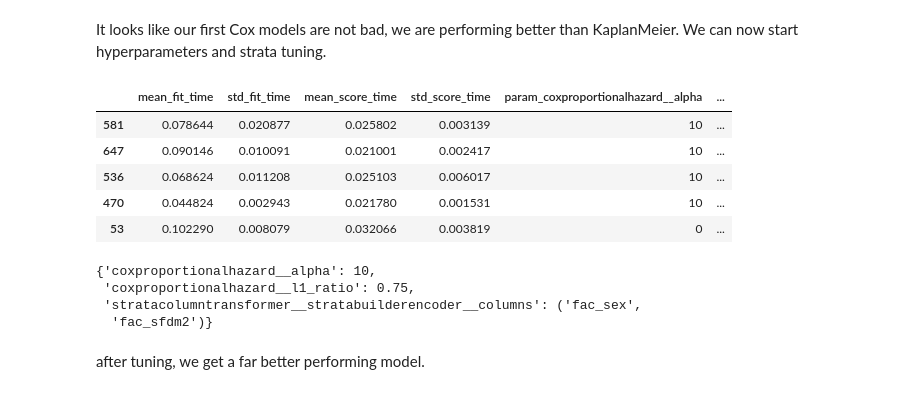
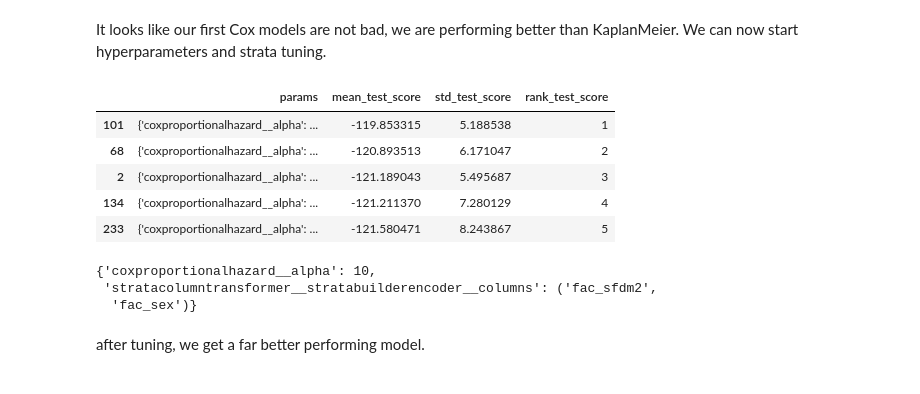
Before and after one commit to pr38/survivalpredict, a Jupyter notebook: notebooks/demo_sklearn_interface.ipynb, the cells around one changed output. Saved outputs shown, nothing was run; the diff lists cells and outputs as text; code cells hidden in the pictures.

```diff
--- a/notebooks/demo_sklearn_interface.ipynb
+++ b/notebooks/demo_sklearn_interface.ipynb
@@ -138,8 +139,7 @@ cat_col_combinations = list(
 
 param_grid = {
     "stratacolumntransformer__stratabuilderencoder__columns": cat_col_combinations,
-    "coxproportionalhazard__alpha": [0, 10, 100],
-    "coxproportionalhazard__l1_ratio": [0.0, 0.25, 0.5, 0.75, 0.1],
+    "coxproportionalhazard__alpha": [0, 10, 25, 50, 75, 100],
 }
 # %%
 #running the sklearn native GridSearchCV, you can replace GridSearchCV with your favorite hyperprameter tunning class
@@ -160,22 +160,21 @@ with warnings.catch_warnings():
 # %%
 cv_results = pd.DataFrame(gs.cv_results_)
 # %%
-cv_results.sort_values('rank_test_score').head(5)
+cv_results.sort_values('rank_test_score').head(5)[['params','mean_test_score','std_test_score','rank_test_score']]
 # %% [output]
-|  | mean_fit_time | std_fit_time | mean_score_time | std_score_time | param_coxproportionalhazard__alpha | ... |
-| 581 | 0.078644 | 0.020877 | 0.025802 | 0.003139 | 10 | ... |
-| 647 | 0.090146 | 0.010091 | 0.021001 | 0.002417 | 10 | ... |
-| 536 | 0.068624 | 0.011208 | 0.025103 | 0.006017 | 10 | ... |
-| 470 | 0.044824 | 0.002943 | 0.021780 | 0.001531 | 10 | ... |
-| 53 | 0.102290 | 0.008079 | 0.032066 | 0.003819 | 0 | ... |
+|  | params | mean_test_score | std_test_score | rank_test_score |
+| 101 | {'coxproportionalhazard__alpha': ... | -119.853315 | 5.188538 | 1 |
+| 68 | {'coxproportionalhazard__alpha': ... | -120.893513 | 6.171047 | 2 |
+| 2 | {'coxproportionalhazard__alpha': ... | -121.189043 | 5.495687 | 3 |
+| 134 | {'coxproportionalhazard__alpha': ... | -121.211370 | 7.280129 | 4 |
+| 233 | {'coxproportionalhazard__alpha': ... | -121.580471 | 8.243867 | 5 |
 # %%
 #the 'best' parameters.
 cv_results[cv_results['rank_test_score'] == 1]['params'].values[0]
 # %% [output]
 {'coxproportionalhazard__alpha': 10,
- 'coxproportionalhazard__l1_ratio': 0.75,
- 'stratacolumntransformer__stratabuilderencoder__columns': ('fac_sex',
-  'fac_sfdm2')}
+ 'stratacolumntransformer__stratabuilderencoder__columns': ('fac_sfdm2',
+  'fac_sex')}
 # %%
 strata_transformers = make_strata_column_transformer(
     (StrataBuilderEncoder(), ('fac_sfdm2', 'fac_sex'))
```
Also changed, not shown: parts of 6 cells of this notebook, 14 other files.
